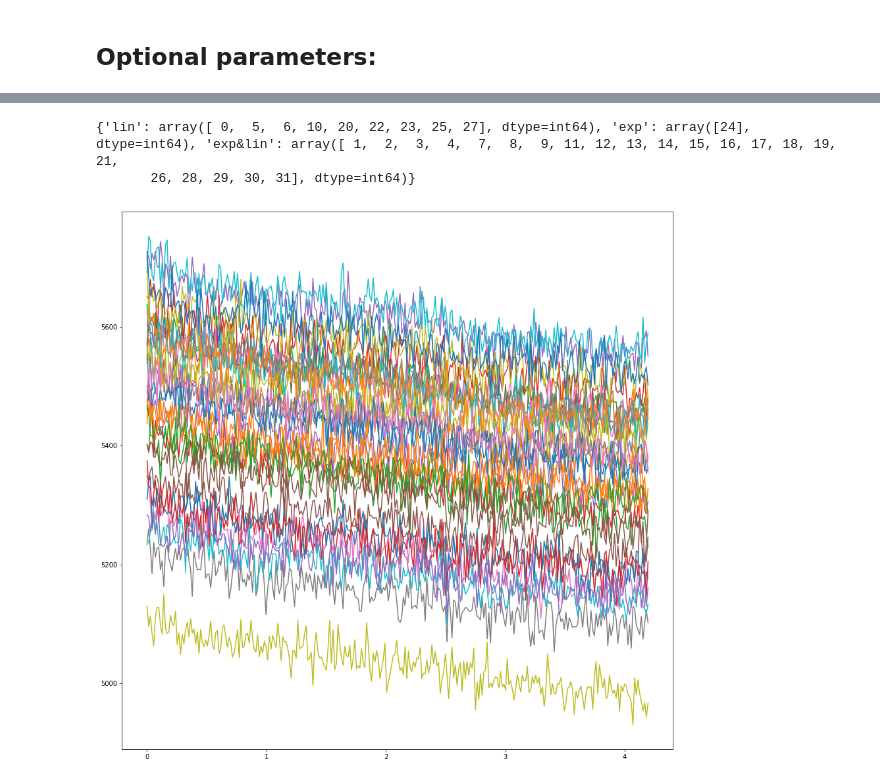
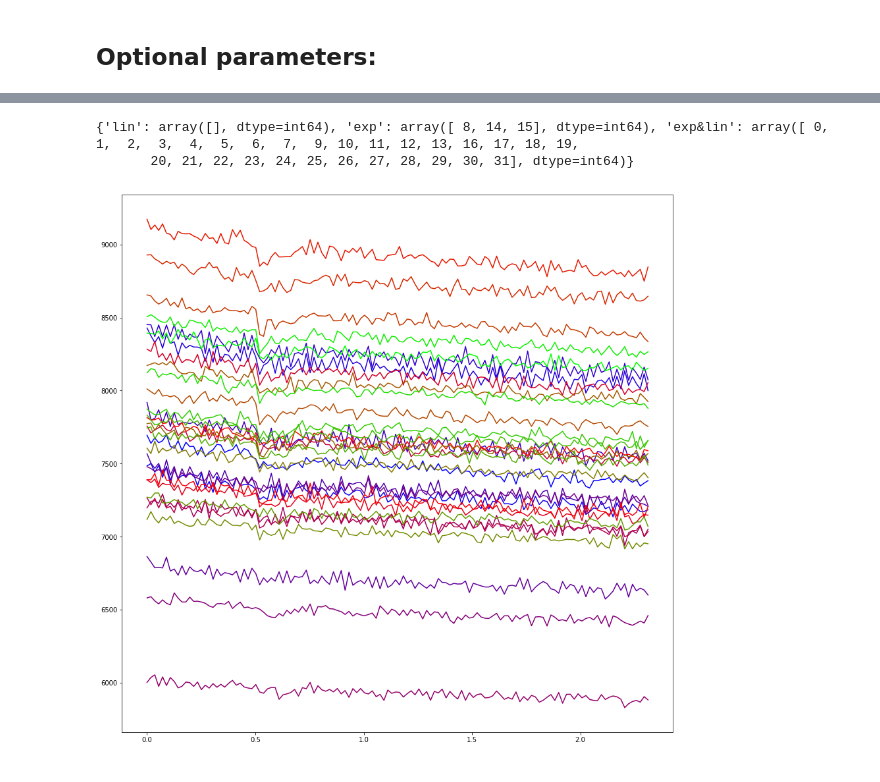
Before and after one commit to zoccoler/metroid, a Jupyter notebook: METROID.ipynb, the cells around one changed output, grey strips where cells are left out. Cells and saved outputs as stored; diff of their text form; code cells hidden in the pictures.

```diff
--- a/METROID.ipynb
+++ b/METROID.ipynb
@@ -60,21 +60,21 @@ if testing:
 ## Mandatory parameters:
 # %%
 if testing:
-    fpath = 'Data\\Cell1\\video_EP'
+    fpath = 'Data\\Cell2\\videos_AP'
     # fr_list = [55.78, 55.78, 55.78, 55.67] #Cell2
     # fr_list = [71.29, 71.29, 71.29, 71.15] #Cell1
-    fr_list = [71.29]
-    transitory=False
+    fr_list = [55.78]
+    transitory=True
 # %% [markdown]
 ## Optional parameters:
 # %%
 if testing:
-    t_sig_onset = 2.5
-    t_sig_end = None
-    method = 'wPCA'
+    t_sig_onset = 0.5
+    t_sig_end = 1
+    method = 'ICA'
     n_comp=2
     wavelet = 'Haar'
-    autoselect='auto'
+    autoselect='manual'
 # %%
 def metroid(folder,FR,transitory,t_sig_onset=None,t_sig_end=None,method='wPCA',n_comp=2,wavelet='Haar',autoselect='auto'):
     import numpy as np
@@ -93,8 +93,8 @@ def metroid(folder,FR,transitory,t_sig_onset=None,t_sig_end=None,method='wPCA',n
 #     from ipynb.fs.full.MES import mes
     ROIs_means_list = []
     for video,fr,mask in zip(video_list,FR,mask_list):
-#         print('LAK')
-        ROIs_masks, label_ROIs, ROIs_means, time  = mes.segment(video, fr, mask)
+#         print('LAK',video.shape)
+        ROIs_masks, label_ROIs, ROIs_means, time  = mes.segment(mask,video, fr)
         ROIs_means_list.append(ROIs_means)
     if len(video_list)>1:
 #         print(len(ROIs_means_list))
@@ -277,11 +311,18 @@ if testing:
 if testing:
     print(corrections)
 # %% [output]
-{'lin': array([ 0,  5,  6, 10, 20, 22, 23, 25, 27], dtype=int64), 'exp': array([24], dtype=int64), 'exp&lin': array([ 1,  2,  3,  4,  7,  8,  9, 11, 12, 13, 14, 15, 16, 17, 18, 19, 21,
-       26, 28, 29, 30, 31], dtype=int64)}
+{'lin': array([], dtype=int64), 'exp': array([ 8, 14, 15], dtype=int64), 'exp&lin': array([ 0,  1,  2,  3,  4,  5,  6,  7,  9, 10, 11, 12, 13, 16, 17, 18, 19,
+       20, 21, 22, 23, 24, 25, 26, 27, 28, 29, 30, 31], dtype=int64)}
 # %%
 if testing:
-    plt.figure(figsize=[15,15])
-    plt.plot(time, ROIs_means)
+
+
+    fig, ax1 = plt.subplots(figsize=[15,15])
+
+
+
+    for i in range(nregions):
+
+        ax1.plot(time,ROIs_means[:,i],color=newcolors[i+1])
 # %% [output]
-[figure, old version]
+[figure, new version]
```
Also changed, not shown: parts of 7 cells of this notebook, 3 other files.
